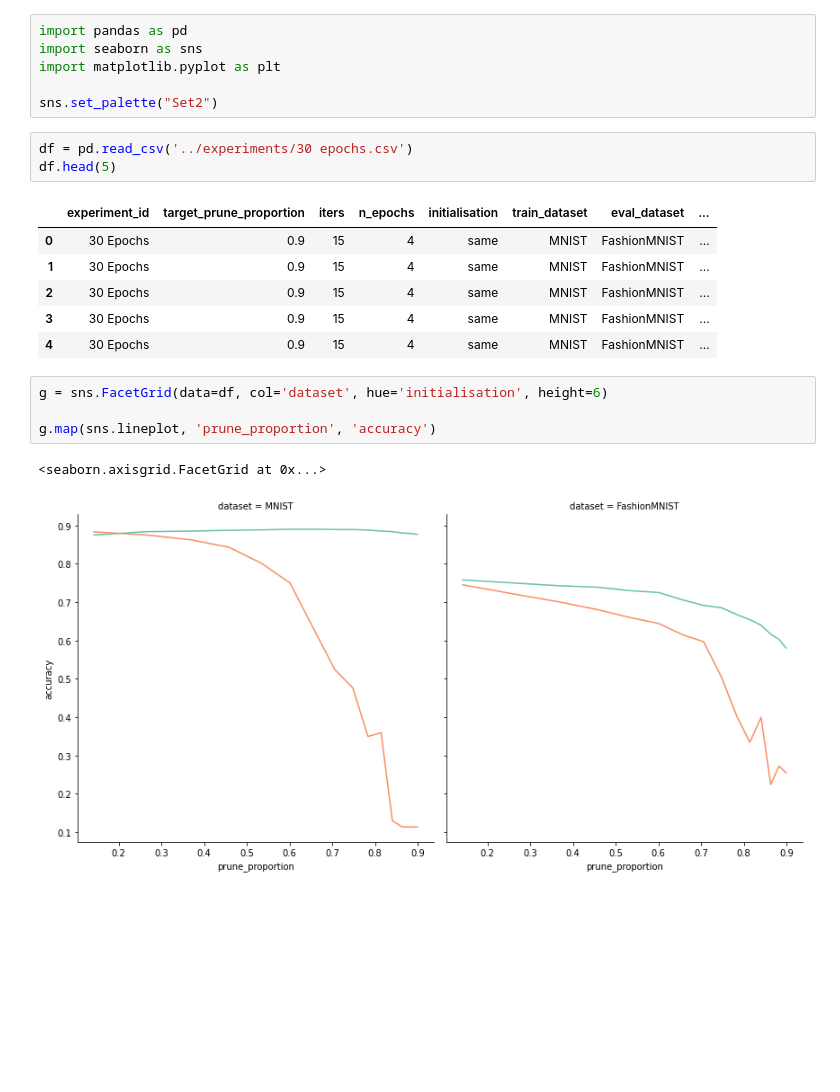
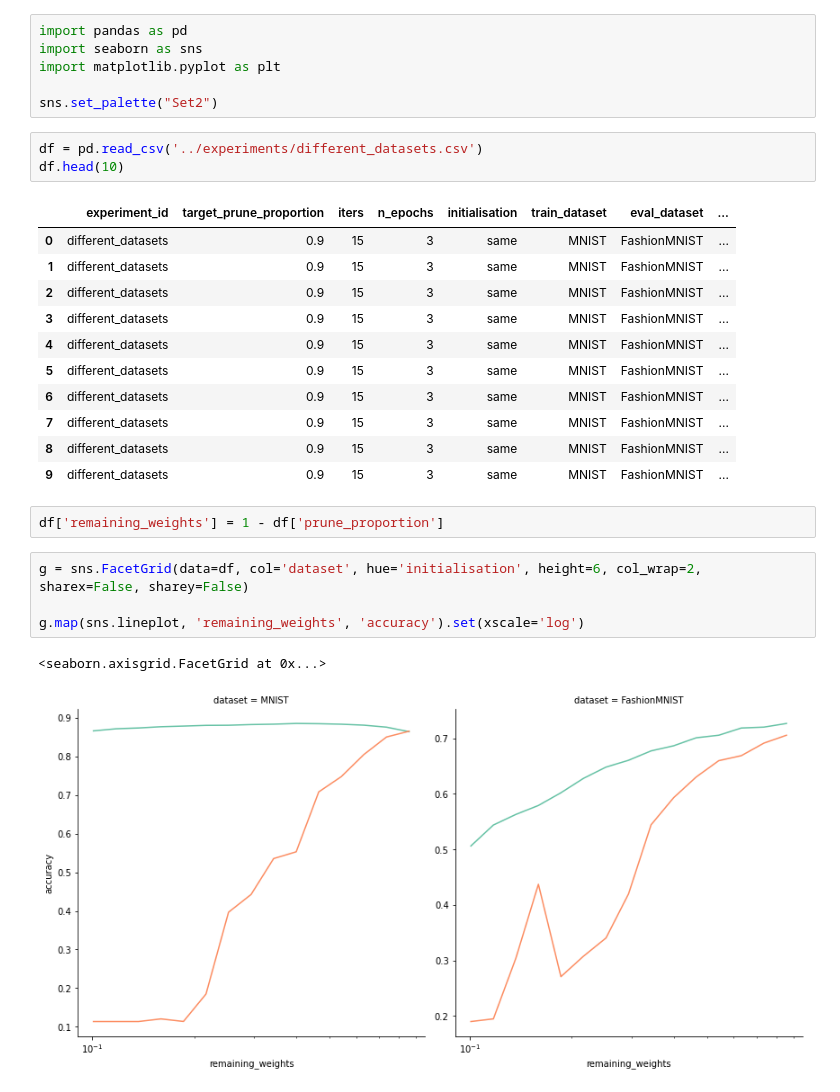
Before and after one commit to handcrushedbyamallet/lottery-tickets, a Jupyter notebook: notebooks/Untitled.ipynb, the cells around one changed output. Drawn from its saved outputs; the diff is of its cells as text; blank space fills up the shorter version.

```diff
--- a/notebooks/Untitled.ipynb
+++ b/notebooks/Untitled.ipynb
@@ -5,19 +5,26 @@ import matplotlib.pyplot as plt
 
 sns.set_palette("Set2")
 # %%
-df = pd.read_csv('../experiments/30 epochs.csv')
-df.head(5)
+df = pd.read_csv('../experiments/different_datasets.csv')
+df.head(10)
 # %% [output]
 |  | experiment_id | target_prune_proportion | iters | n_epochs | initialisation | train_dataset | eval_dataset | ... |
-| 0 | 30 Epochs | 0.9 | 15 | 4 | same | MNIST | FashionMNIST | ... |
-| 1 | 30 Epochs | 0.9 | 15 | 4 | same | MNIST | FashionMNIST | ... |
-| 2 | 30 Epochs | 0.9 | 15 | 4 | same | MNIST | FashionMNIST | ... |
-| 3 | 30 Epochs | 0.9 | 15 | 4 | same | MNIST | FashionMNIST | ... |
-| 4 | 30 Epochs | 0.9 | 15 | 4 | same | MNIST | FashionMNIST | ... |
+| 0 | different_datasets | 0.9 | 15 | 3 | same | MNIST | FashionMNIST | ... |
+| 1 | different_datasets | 0.9 | 15 | 3 | same | MNIST | FashionMNIST | ... |
+| 2 | different_datasets | 0.9 | 15 | 3 | same | MNIST | FashionMNIST | ... |
+| 3 | different_datasets | 0.9 | 15 | 3 | same | MNIST | FashionMNIST | ... |
+| 4 | different_datasets | 0.9 | 15 | 3 | same | MNIST | FashionMNIST | ... |
+| 5 | different_datasets | 0.9 | 15 | 3 | same | MNIST | FashionMNIST | ... |
+| 6 | different_datasets | 0.9 | 15 | 3 | same | MNIST | FashionMNIST | ... |
+| 7 | different_datasets | 0.9 | 15 | 3 | same | MNIST | FashionMNIST | ... |
+| 8 | different_datasets | 0.9 | 15 | 3 | same | MNIST | FashionMNIST | ... |
+| 9 | different_datasets | 0.9 | 15 | 3 | same | MNIST | FashionMNIST | ... |
+# %%
+df['remaining_weights'] = 1 - df['prune_proportion']
 # %%
-g = sns.FacetGrid(data=df, col='dataset', hue='initialisation', height=6)
+g = sns.FacetGrid(data=df, col='dataset', hue='initialisation', height=6, col_wrap=2, sharex=False, sharey=False)
 
-g.map(sns.lineplot, 'prune_proportion', 'accuracy')
+g.map(sns.lineplot, 'remaining_weights', 'accuracy').set(xscale='log')
 # %% [output]
 <seaborn.axisgrid.FacetGrid at 0x...>
-[figure, old version]
+[figure, new version]
```
Also changed, not shown: 4 other files.
